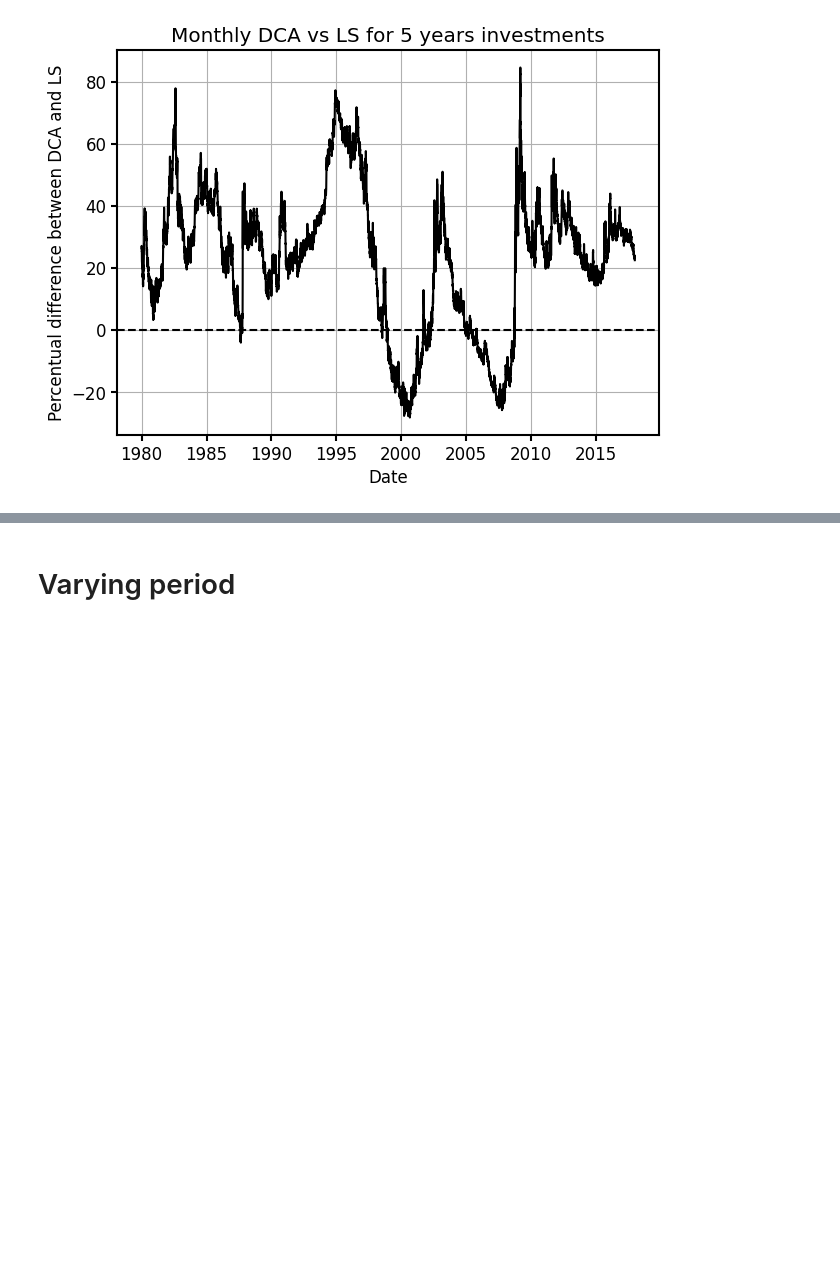
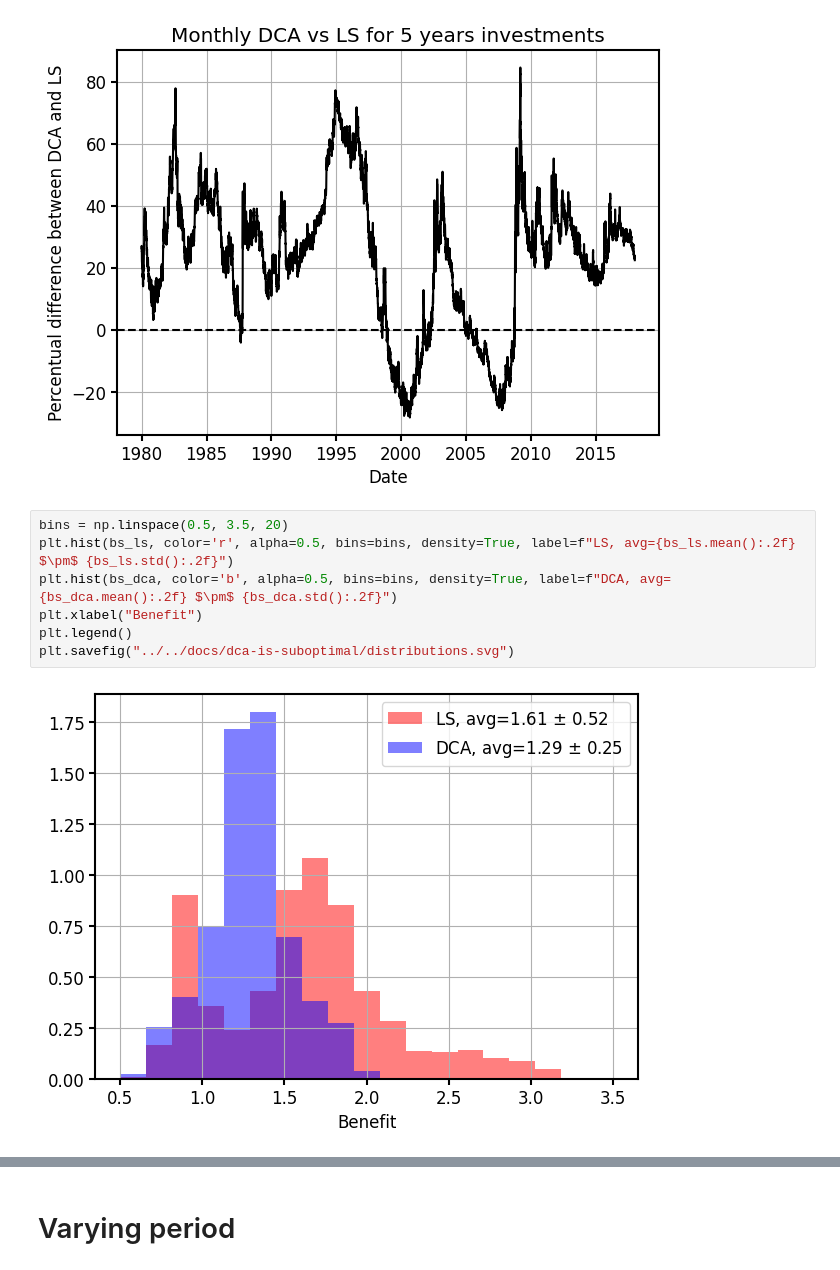
Before and after one commit to alexmolas/alexmolas.github.io, a Jupyter notebook: notebooks/sp500/analysis.ipynb, the cells around one changed output, grey strips where cells are left out. Saved outputs shown, nothing was run; the diff lists cells and outputs as text; blank space fills up the shorter version.

Commit message:
Add histograms

```diff
--- a/notebooks/sp500/analysis.ipynb
+++ b/notebooks/sp500/analysis.ipynb
@@ -78,5 +86,14 @@ plt.title("Monthly DCA vs LS for 5 years investments")
 plt.savefig("../../docs/dca-is-suboptimal/dca-vs-ls-2.svg")
 # %% [output]
 [figure]
+# %%
+bins = np.linspace(0.5, 3.5, 20)
+plt.hist(bs_ls, color='r', alpha=0.5, bins=bins, density=True, label=f"LS, avg={bs_ls.mean():.2f} $\pm$ {bs_ls.std():.2f}")
+plt.hist(bs_dca, color='b', alpha=0.5, bins=bins, density=True, label=f"DCA, avg={bs_dca.mean():.2f} $\pm$ {bs_dca.std():.2f}")
+plt.xlabel("Benefit")
+plt.legend()
+plt.savefig("../../docs/dca-is-suboptimal/distributions.svg")
+# %% [output]
+[figure, added]
 # %%
 (bs_ls > bs_dca).mean()
```
Also changed, not shown: parts of 7 cells of this notebook, 6 other files.
